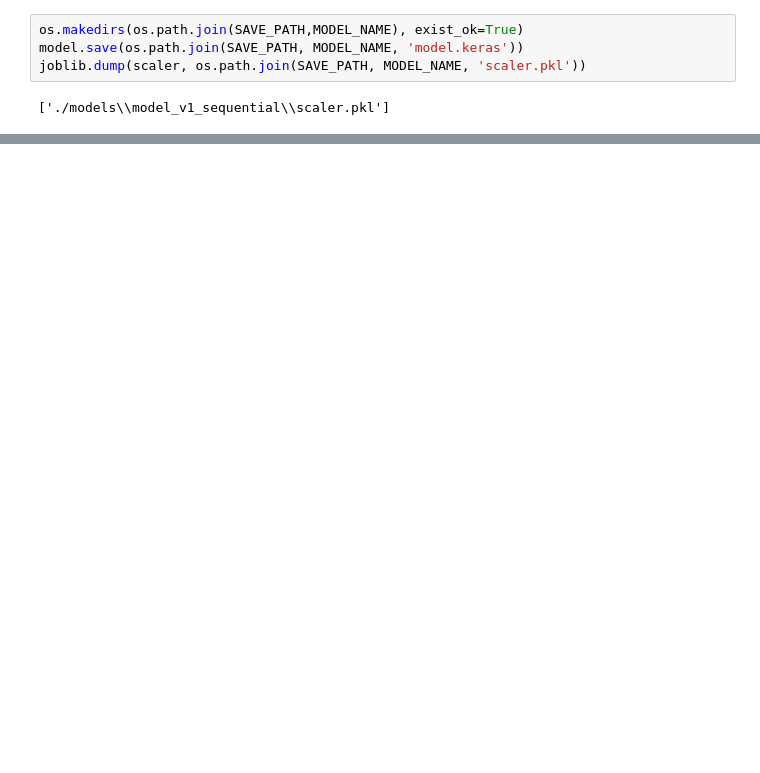
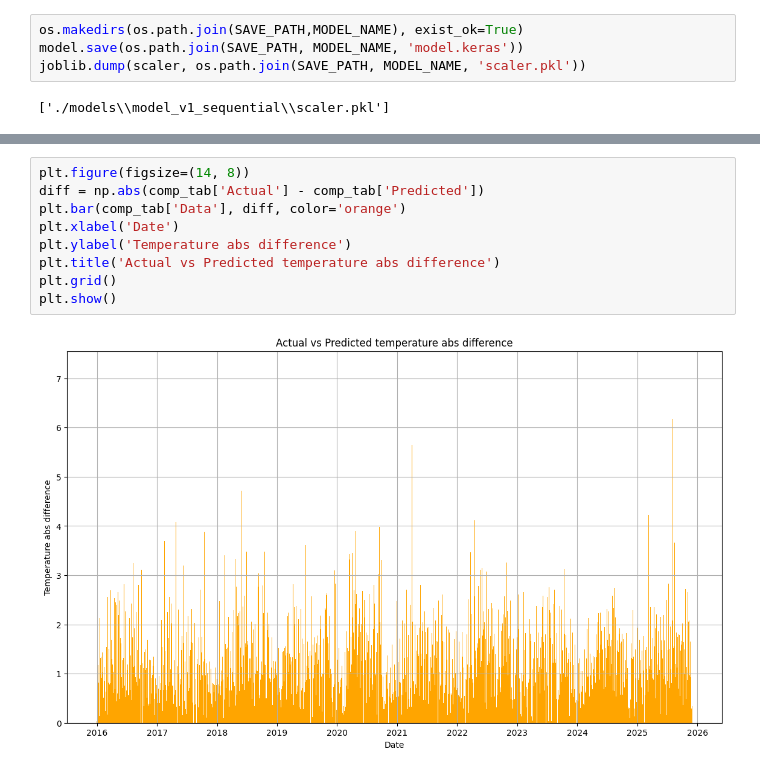
Before and after one commit to CenturionTheMan/WroclawWeatherPredictor, a Jupyter notebook: model_test1.ipynb, the cells around one changed output, grey strips where cells are left out. Drawn from its saved outputs; the diff is of its cells as text; blank space fills up the shorter version.

```diff
--- a/model_test1.ipynb
+++ b/model_test1.ipynb
@@ -261,0 +263,11 @@ Test MAE rescaled to original values: 0.280
+# %%
+plt.figure(figsize=(14, 8))
+diff = np.abs(comp_tab['Actual'] - comp_tab['Predicted'])
+plt.bar(comp_tab['Data'], diff, color='orange')
+plt.xlabel('Date')
+plt.ylabel('Temperature abs difference')
+plt.title('Actual vs Predicted temperature abs difference')
+plt.grid()
+plt.show()
+# %% [output]
+[figure, added]
```
Also changed, not shown: parts of 10 cells of this notebook, 2 other files.
